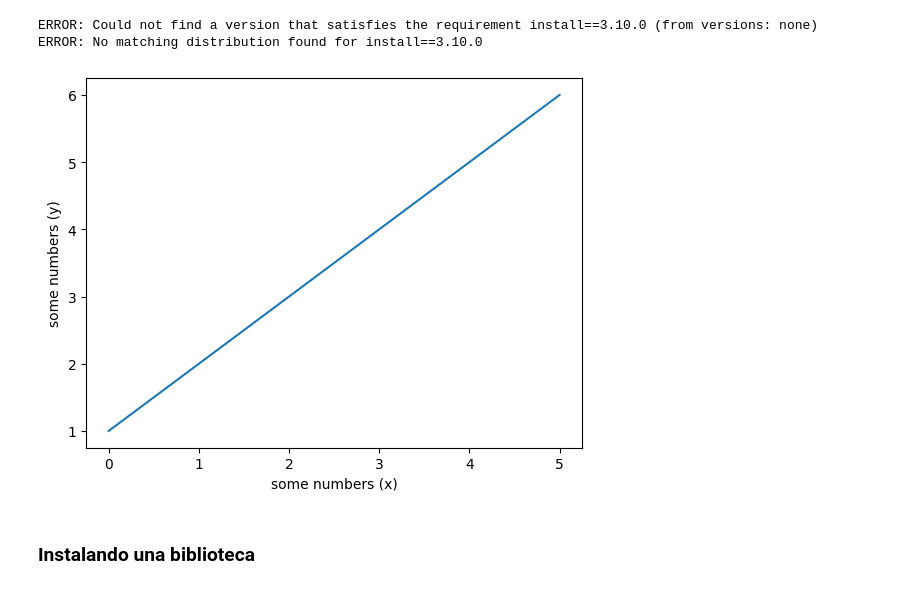
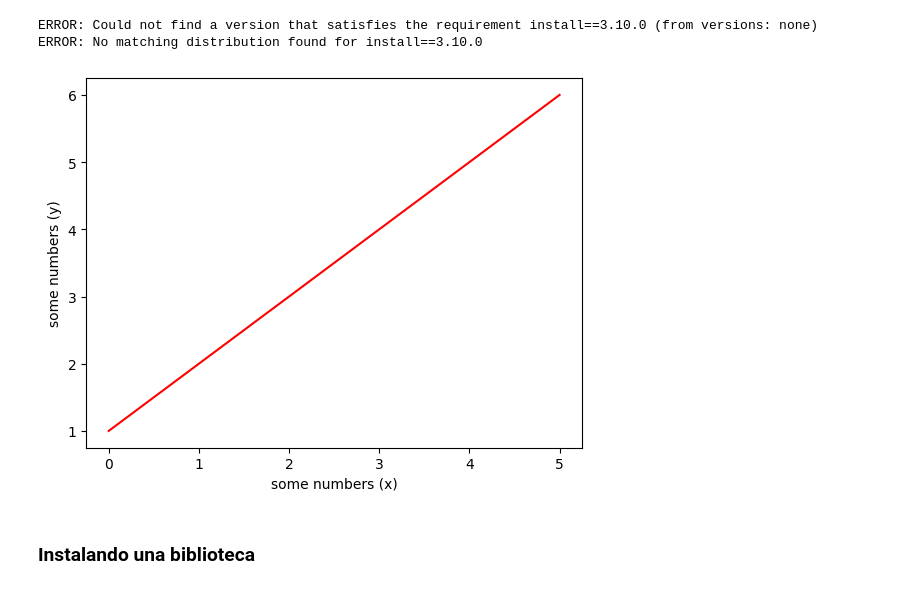
Before and after one commit to Francoy2k/Sistema-de-registro-2, a Jupyter notebook: Python_para_Data_Science.ipynb, the cells around one changed output. Saved outputs shown, nothing was run; the diff lists cells and outputs as text; code cells hidden in the pictures.

```diff
--- a/Python_para_Data_Science.ipynb
+++ b/Python_para_Data_Science.ipynb
@@ -38,12 +38,14 @@ ERROR: No matching distribution found for install==3.10.0
 # %%
 import matplotlib.pyplot as plt
 # %%
-plt.plot([1, 2, 3, 4, 5, 6])
+import matplotlib.pyplot as plt
+
+plt.plot([1, 2, 3, 4, 5, 6],color='red')
 plt.ylabel('some numbers (y)')
 plt.xlabel('some numbers (x)')
 plt.show(6,8)
 # %% [output]
-[figure, old version]
+[figure, new version]
 # %% [markdown]
 ### Instalando una biblioteca
 # %% [markdown]
```
Also changed, not shown: parts of 6 cells of this notebook.
